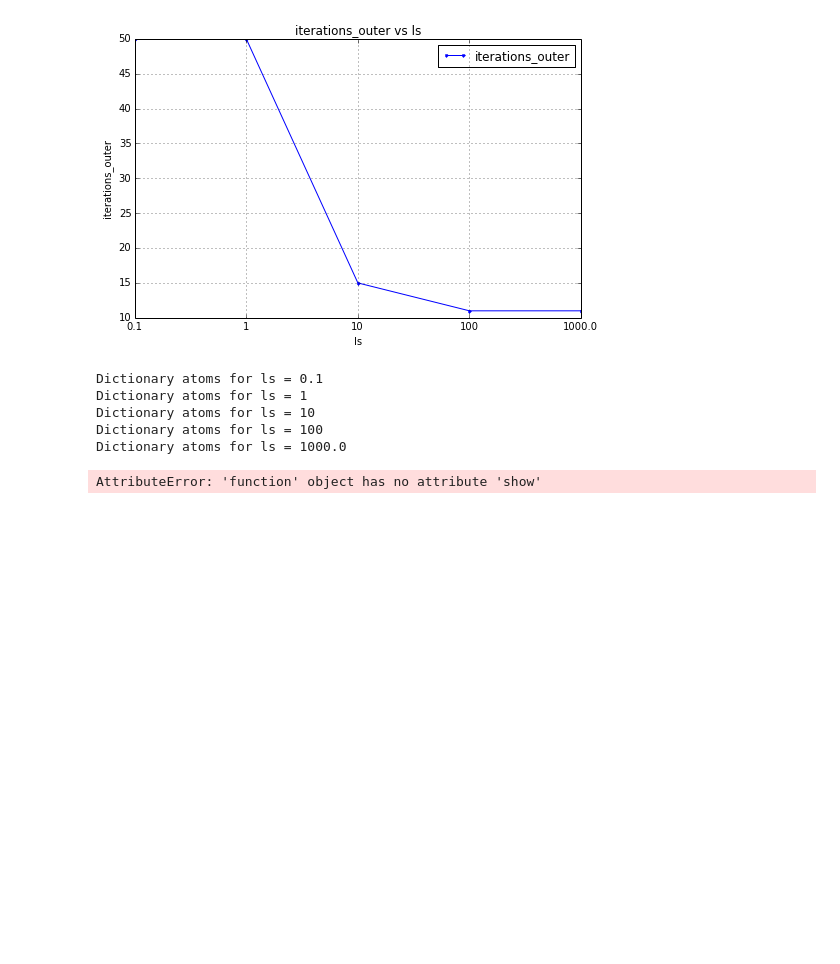
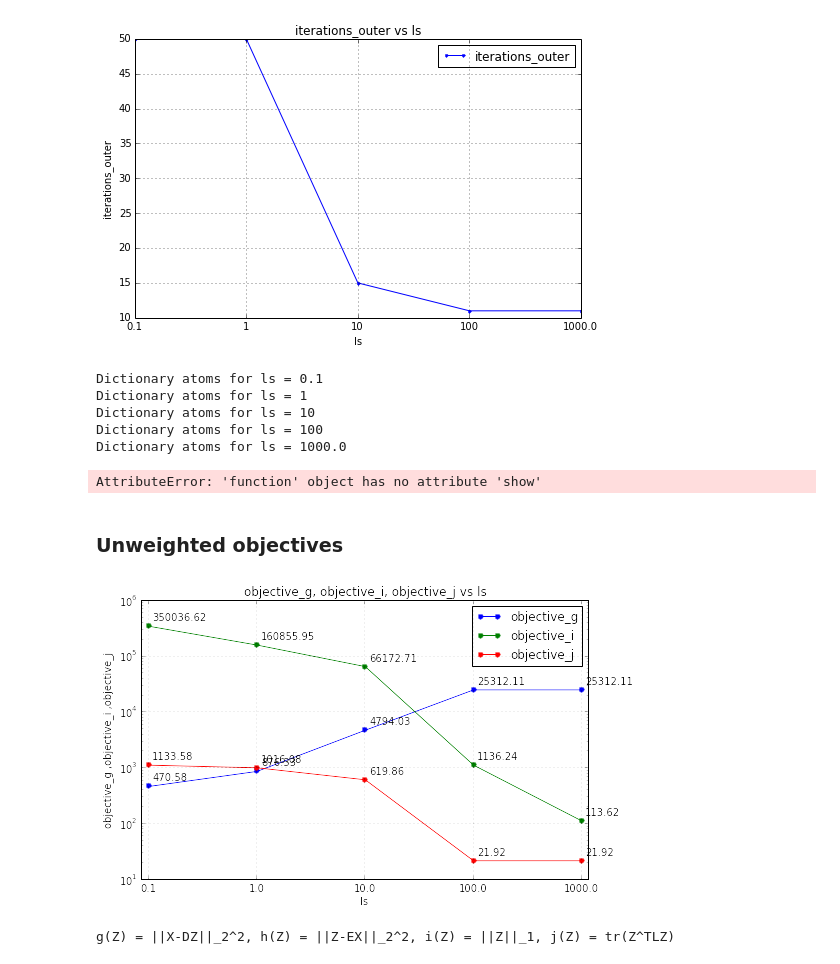
Before and after one commit to mdeff/dlaudio_results, a Jupyter notebook: 12k_ls.ipynb, the cells around one changed output. Cells and saved outputs as stored; diff of their text form; code cells hidden in the pictures; blank space fills up the shorter version.

Commit message:
12k_ls: unweighted objectives

```diff
--- a/12k_ls.ipynb
+++ b/12k_ls.ipynb
@@ -230,3 +231,49 @@ Dictionary atoms for ls = 10
 Dictionary atoms for ls = 100
 Dictionary atoms for ls = 1000.0
 AttributeError: 'function' object has no attribute 'show'
+# %% [markdown]
+### Unweighted objectives
+# %%
+import numpy as np
+import matplotlib.pyplot as plt
+%matplotlib inline
+def plot(*args, **kwargs):
+    plt.figure(figsize=(8,5))
+    x = range(len(Pvalues))
+    log = 'log' in kwargs and kwargs['log'] is True
+    pltfunc = plt.semilogy if log else plt.plot
+    params = {}
+    params['linestyle'] = '-'
+    params['marker'] = '.'
+    params['markersize'] = 10
+    for i, var in enumerate(args):
+        if 'err' in kwargs:
+            pltfunc = plt.errorbar
+            params['yerr'] = res[kwargs['err'][i]]
+            params['capsize'] = 5
+        pltfunc(x, res[var], label=var, **params)
+        for i,j in zip(x, res[var]):
+            plt.annotate('{:.2f}'.format(j), xy=(i,j), xytext=(5,5), textcoords='offset points')
+    margin = 0.25 / (len(Pvalues)-1)
+    params['markersize'] = 10
+    plt.xlim(-margin, len(Pvalues)-1+margin)
+    plt.title('{} vs {}'.format(', '.join(args), Pname))
+    plt.xlabel(Pname)
+    plt.ylabel(' ,'.join(args))
+    plt.xticks(x, Pvalues)
+    plt.grid(True); plt.legend(loc='best'); plt.show()
+
+Pname = 'ls'
+Pvalues = np.array([0.1,1,10,100,1e3])
+res = {}
+res['objective_j'] = [113358.04443359375, 101607.73315429688, 61985.699462890625, 2192.4869537353516, 2192.4869537353516]
+res['objective_i'] = [35003.662499999999, 160855.953125, 661727.109375, 113624.37744140625, 113624.37744140625]
+res['objective_g'] = [47058.1787109375, 87632.51953125, 479402.734375, 2531210.7421875, 2531210.7421875]
+res['objective_j'] /= np.array(100)  # lg
+res['objective_i'] /= Pvalues  # ld
+res['objective_g'] /= np.array(100)  # ls
+plot('objective_g', 'objective_i', 'objective_j', log=True)
+print('g(Z) = ||X-DZ||_2^2, h(Z) = ||Z-EX||_2^2, i(Z) = ||Z||_1, j(Z) = tr(Z^TLZ)')
+# %% [output]
+[figure, added]
+g(Z) = ||X-DZ||_2^2, h(Z) = ||Z-EX||_2^2, i(Z) = ||Z||_1, j(Z) = tr(Z^TLZ)
```
Also changed, not shown: parts of 1 cell of this notebook.
